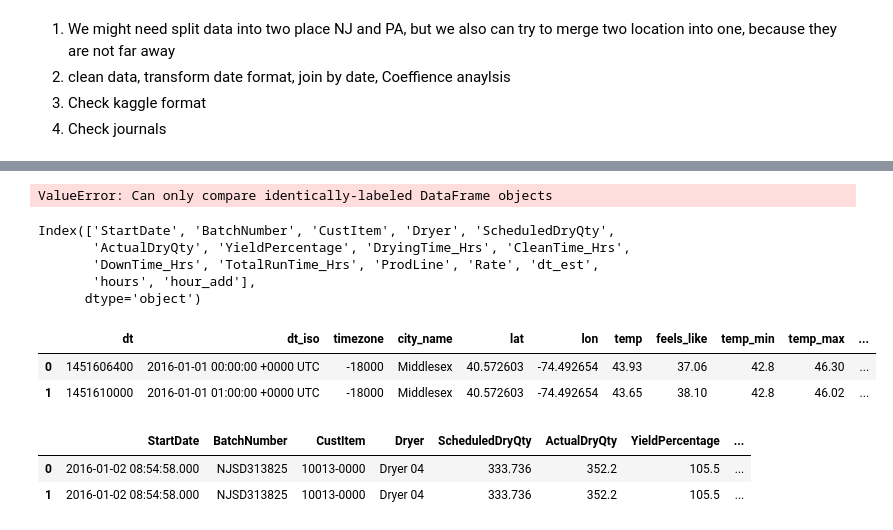
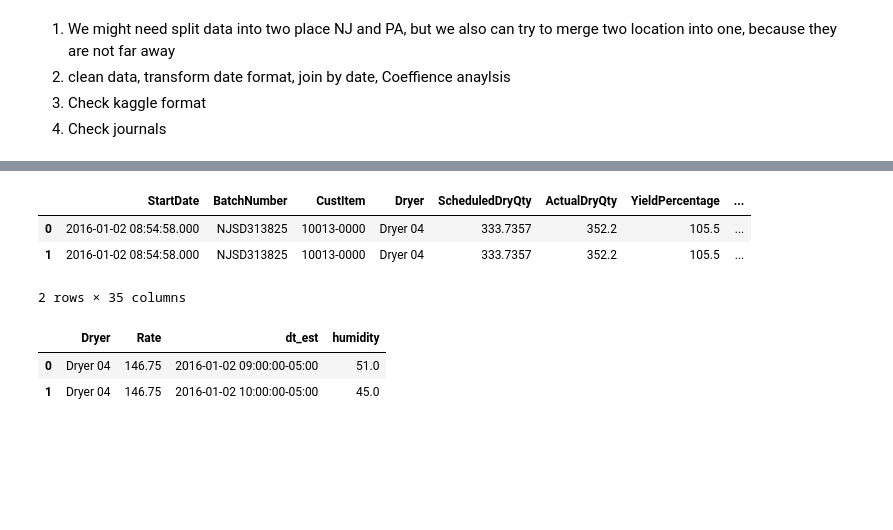
Before and after one commit to L3P3titPrince/Spray_Weather_Forecast, a Jupyter notebook: 21_Weather.ipynb, the cells around one changed output, grey strips where cells are left out. Cells and saved outputs as stored; diff of their text form; code cells hidden in the pictures; blank space fills up the shorter version.

```diff
--- a/21_Weather.ipynb
+++ b/21_Weather.ipynb
@@ -750,18 +1100,7 @@ df_nj_loc.shape
-# %%
-df_11 = df_nj_loc.compare(df_nj_product)
-# %% [output]
-ValueError: Can only compare identically-labeled DataFrame objects
-# %%
-df_multi.columns
-# %% [output]
-Index(['StartDate', 'BatchNumber', 'CustItem', 'Dryer', 'ScheduledDryQty',
-       'ActualDryQty', 'YieldPercentage', 'DryingTime_Hrs', 'CleanTime_Hrs',
-       'DownTime_Hrs', 'TotalRunTime_Hrs', 'ProdLine', 'Rate', 'dt_est',
-       'hours', 'hour_add'],
-      dtype='object')
 # %%
-df_nj_weather.head(2)
+df_nj_loc.head(2)
 # %% [output]
-|  | dt | dt_iso | timezone | city_name | lat | lon | temp | feels_like | temp_min | temp_max | ... |
-| 0 | 1451606400 | 2016-01-01 00:00:00 +0000 UTC | -18000 | Middlesex | 40.572603 | -74.492654 | 43.93 | 37.06 | 42.8 | 46.30 | ... |
-| 1 | 1451610000 | 2016-01-01 01:00:00 +0000 UTC | -18000 | Middlesex | 40.572603 | -74.492654 | 43.65 | 38.10 | 42.8 | 46.02 | ... |
+|  | StartDate | BatchNumber | CustItem | Dryer | ScheduledDryQty | ActualDryQty | YieldPercentage | ... |
+| 0 | 2016-01-02 08:54:58.000 | NJSD313825 | 10013-0000 | Dryer 04 | 333.7357 | 352.2 | 105.5 | ... |
+| 1 | 2016-01-02 08:54:58.000 | NJSD313825 | 10013-0000 | Dryer 04 | 333.7357 | 352.2 | 105.5 | ... |
+2 rows × 35 columns
@@ -770,6 +1109,6 @@ df_10 = pd.merge(df)
 # %%
-df_multi.head(2)
+df_20.head(2)
 # %% [output]
-|  | StartDate | BatchNumber | CustItem | Dryer | ScheduledDryQty | ActualDryQty | YieldPercentage | ... |
-| 0 | 2016-01-02 08:54:58.000 | NJSD313825 | 10013-0000 | Dryer 04 | 333.736 | 352.2 | 105.5 | ... |
-| 1 | 2016-01-02 08:54:58.000 | NJSD313825 | 10013-0000 | Dryer 04 | 333.736 | 352.2 | 105.5 | ... |
+|  | Dryer | Rate | dt_est | humidity |
+| 0 | Dryer 04 | 146.75 | 2016-01-02 09:00:00-05:00 | 51.0 |
+| 1 | Dryer 04 | 146.75 | 2016-01-02 10:00:00-05:00 | 45.0 |
```
Also changed, not shown: parts of 215 cells of this notebook, 4 other files.
